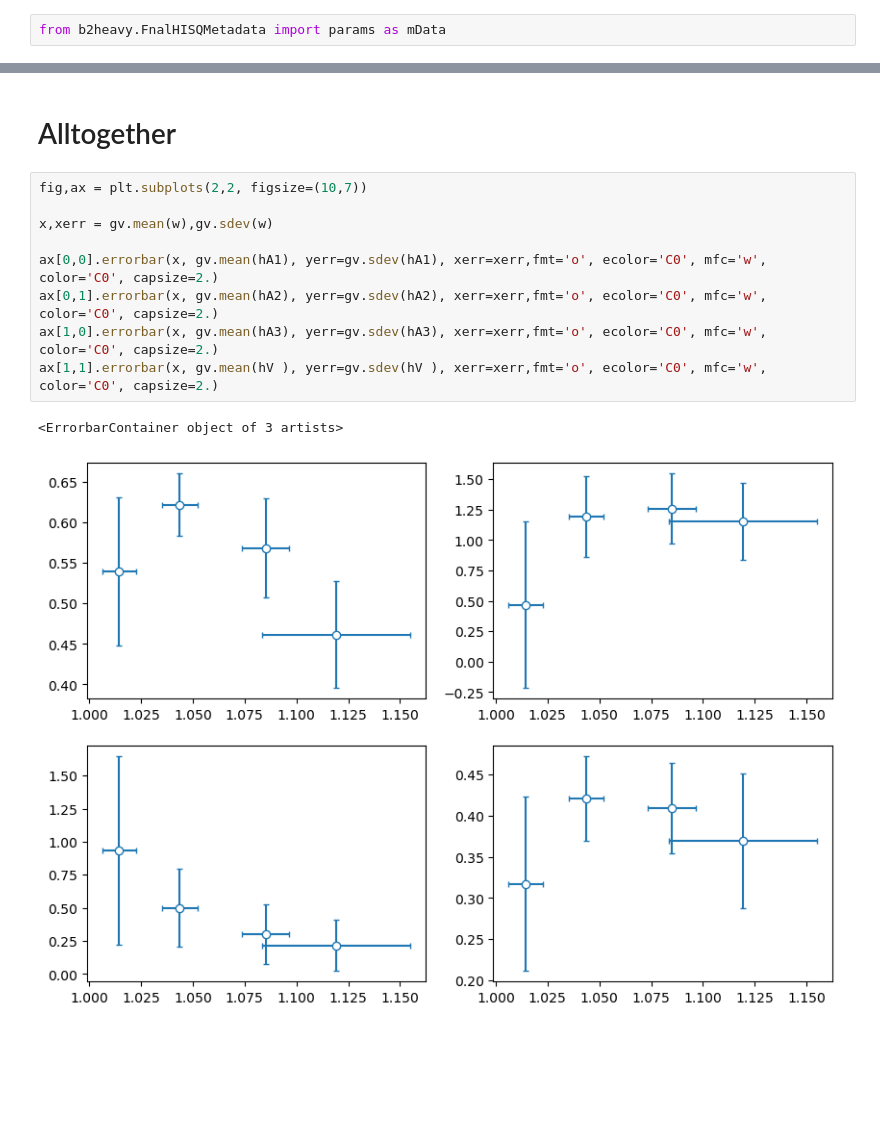
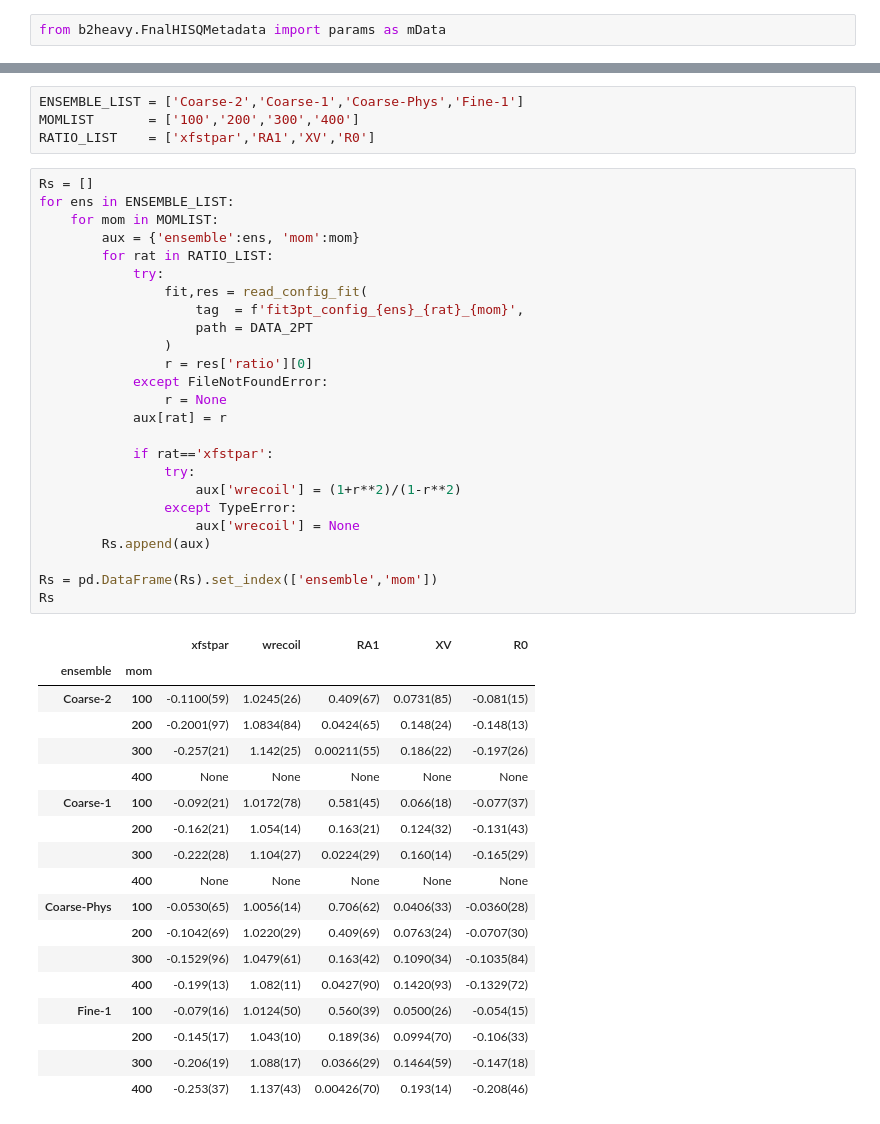
Before and after one commit to pietro-butti/B2heavy, a Jupyter notebook: notebooks/form_factor.ipynb, the cells around one changed output, grey strips where cells are left out. Cells and saved outputs as stored; diff of their text form; blank space fills up the shorter version.

Commit message:
Notebook for single config fit corrected

```diff
--- a/notebooks/form_factor.ipynb
+++ b/notebooks/form_factor.ipynb
@@ -161,14 +30,48 @@ plt.errorbar(x, gv.mean(hA1), yerr=gv.sdev(hA1), xerr=xerr,fmt='o', ecolor='C0',
-# %% [markdown]
-# Alltogether
-# %%
-fig,ax = plt.subplots(2,2, figsize=(10,7))
-
-x,xerr = gv.mean(w),gv.sdev(w)
-
-ax[0,0].errorbar(x, gv.mean(hA1), yerr=gv.sdev(hA1), xerr=xerr,fmt='o', ecolor='C0', mfc='w', color='C0', capsize=2.)
-ax[0,1].errorbar(x, gv.mean(hA2), yerr=gv.sdev(hA2), xerr=xerr,fmt='o', ecolor='C0', mfc='w', color='C0', capsize=2.)
-ax[1,0].errorbar(x, gv.mean(hA3), yerr=gv.sdev(hA3), xerr=xerr,fmt='o', ecolor='C0', mfc='w', color='C0', capsize=2.)
-ax[1,1].errorbar(x, gv.mean(hV ), yerr=gv.sdev(hV ), xerr=xerr,fmt='o', ecolor='C0', mfc='w', color='C0', capsize=2.)
-# %% [output]
-<ErrorbarContainer object of 3 artists>
-[figure, removed]
+# %%
+ENSEMBLE_LIST = ['Coarse-2','Coarse-1','Coarse-Phys','Fine-1']
+MOMLIST       = ['100','200','300','400']
+RATIO_LIST    = ['xfstpar','RA1','XV','R0']
+# %%
+Rs = []
+for ens in ENSEMBLE_LIST:
+    for mom in MOMLIST:
+        aux = {'ensemble':ens, 'mom':mom}
+        for rat in RATIO_LIST:
+            try:
+                fit,res = read_config_fit(
+                    tag  = f'fit3pt_config_{ens}_{rat}_{mom}',
+                    path = DATA_2PT
+                )
+                r = res['ratio'][0]
+            except FileNotFoundError:
+                r = None
+            aux[rat] = r
+
+            if rat=='xfstpar':
+                try:
+                    aux['wrecoil'] = (1+r**2)/(1-r**2)
+                except TypeError:
+                    aux['wrecoil'] = None
+        Rs.append(aux)
+
+Rs = pd.DataFrame(Rs).set_index(['ensemble','mom'])
+Rs
+# %% [output]
+|  |  | xfstpar | wrecoil | RA1 | XV | R0 |
+| ensemble | mom |  |  |  |  |  |
+| Coarse-2 | 100 | -0.1100(59) | 1.0245(26) | 0.409(67) | 0.0731(85) | -0.081(15) |
+|  | 200 | -0.2001(97) | 1.0834(84) | 0.0424(65) | 0.148(24) | -0.148(13) |
+|  | 300 | -0.257(21) | 1.142(25) | 0.00211(55) | 0.186(22) | -0.197(26) |
+|  | 400 | None | None | None | None | None |
+| Coarse-1 | 100 | -0.092(21) | 1.0172(78) | 0.581(45) | 0.066(18) | -0.077(37) |
+|  | 200 | -0.162(21) | 1.054(14) | 0.163(21) | 0.124(32) | -0.131(43) |
+|  | 300 | -0.222(28) | 1.104(27) | 0.0224(29) | 0.160(14) | -0.165(29) |
+|  | 400 | None | None | None | None | None |
+| Coarse-Phys | 100 | -0.0530(65) | 1.0056(14) | 0.706(62) | 0.0406(33) | -0.0360(28) |
+|  | 200 | -0.1042(69) | 1.0220(29) | 0.409(69) | 0.0763(24) | -0.0707(30) |
+|  | 300 | -0.1529(96) | 1.0479(61) | 0.163(42) | 0.1090(34) | -0.1035(84) |
+|  | 400 | -0.199(13) | 1.082(11) | 0.0427(90) | 0.1420(93) | -0.1329(72) |
+| Fine-1 | 100 | -0.079(16) | 1.0124(50) | 0.560(39) | 0.0500(26) | -0.054(15) |
+|  | 200 | -0.145(17) | 1.043(10) | 0.189(36) | 0.0994(70) | -0.106(33) |
+|  | 300 | -0.206(19) | 1.088(17) | 0.0366(29) | 0.1464(59) | -0.147(18) |
+|  | 400 | -0.253(37) | 1.137(43) | 0.00426(70) | 0.193(14) | -0.208(46) |
```
Also changed, not shown: parts of 14 cells of this notebook, 21 other files.
